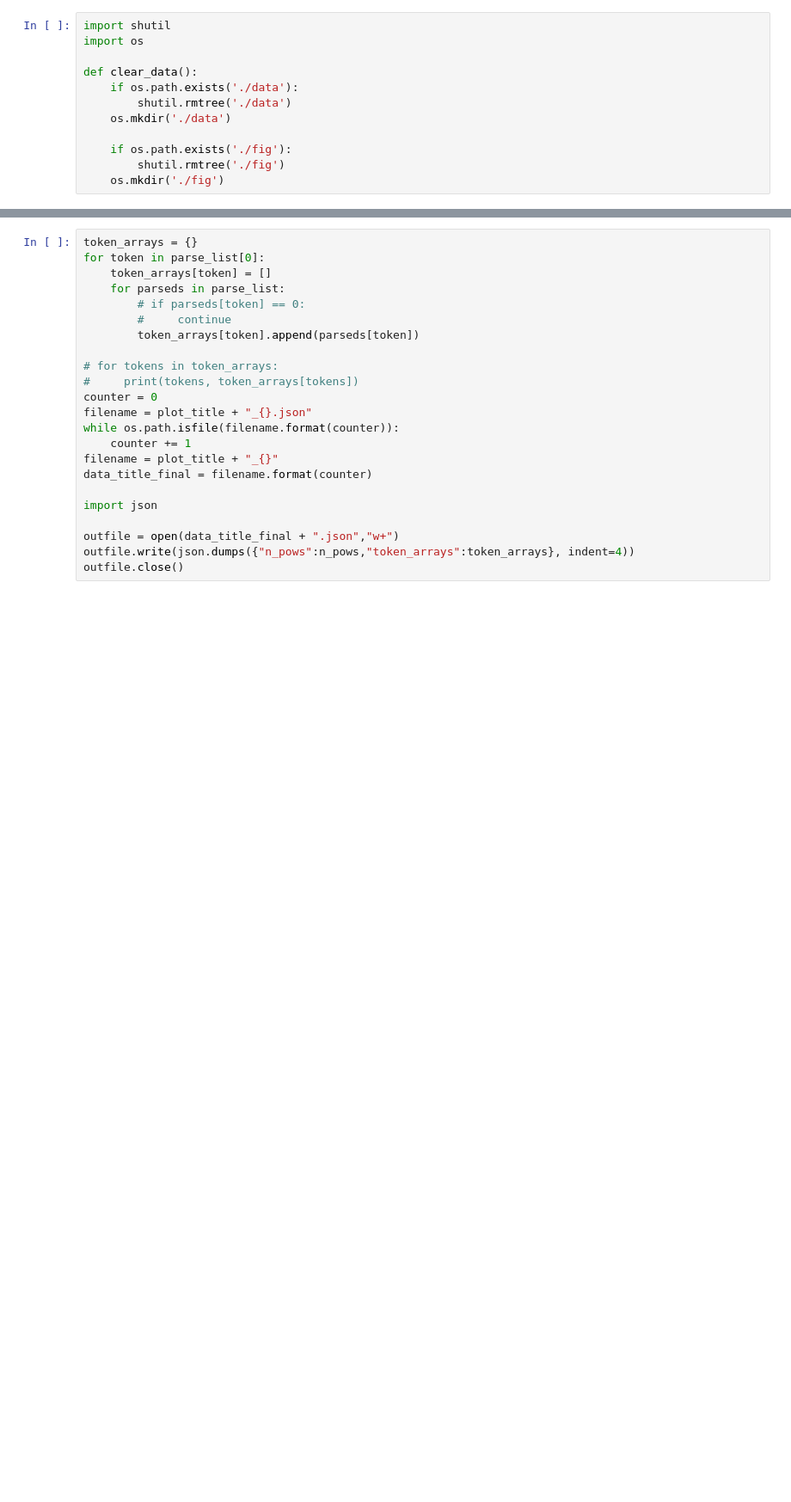
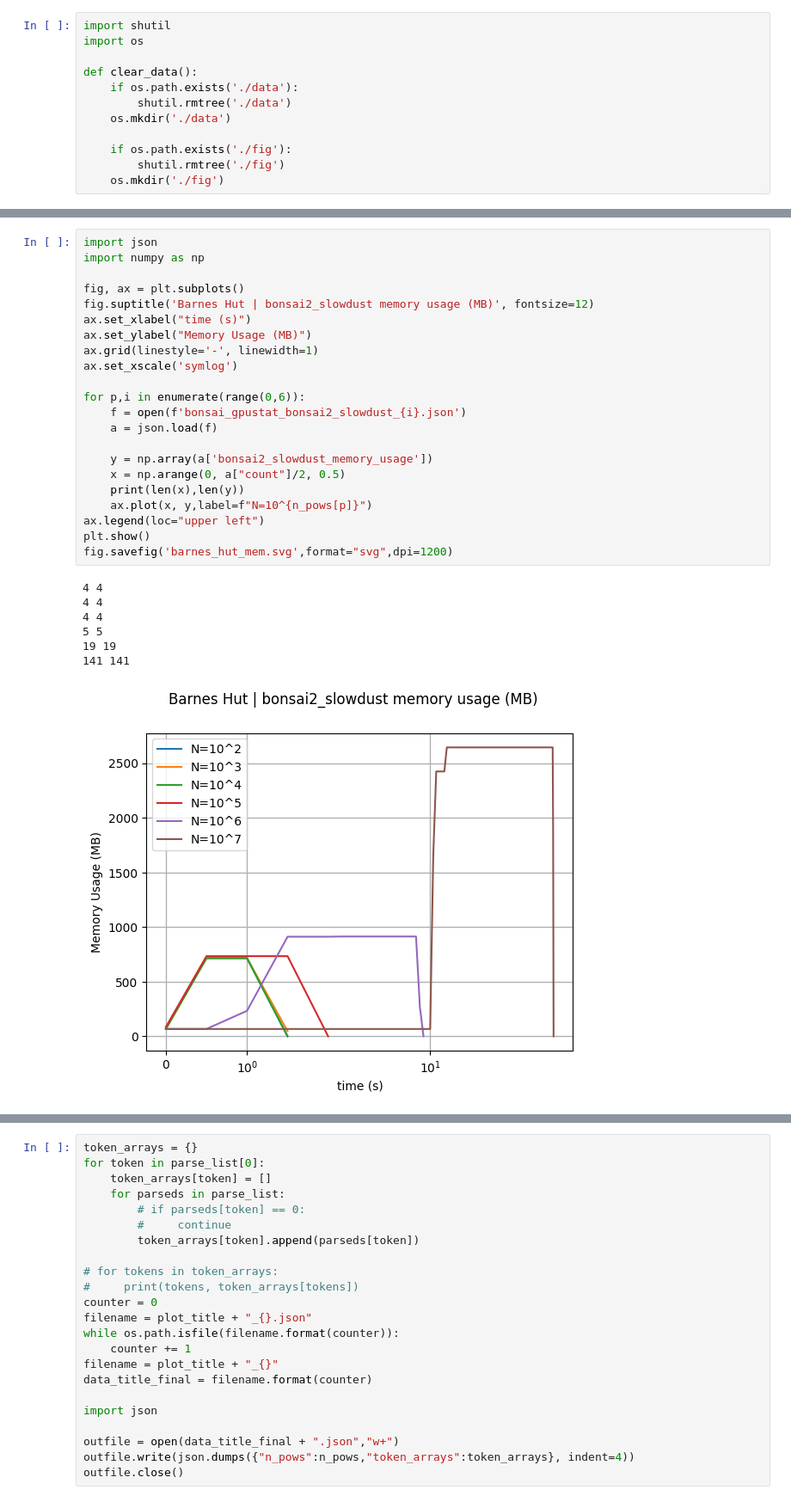
Before and after one commit to Mauricio-Bernuy/bonsai-lib-PFC, a Jupyter notebook: Plummer-New.ipynb, the cells around one changed output, grey strips where cells are left out. Shown at 86% size. Saved outputs shown, nothing was run; the diff lists cells and outputs as text; blank space fills up the shorter version.

```diff
--- a/Plummer-New.ipynb
+++ b/Plummer-New.ipynb
@@ -337,0 +606,30 @@ iter=38 : time= 2.375  Etot= -0.2451692866  Ekin= 0.234243   Epot= -0.479413 : d
+# %%
+import json
+import numpy as np
+
+fig, ax = plt.subplots()
+fig.suptitle('Barnes Hut | bonsai2_slowdust memory usage (MB)', fontsize=12)
+ax.set_xlabel("time (s)")
+ax.set_ylabel("Memory Usage (MB)")
+ax.grid(linestyle='-', linewidth=1)
+ax.set_xscale('symlog')
+
+for p,i in enumerate(range(0,6)):
+    f = open(f'bonsai_gpustat_bonsai2_slowdust_{i}.json')
+    a = json.load(f)
+
+    y = np.array(a['bonsai2_slowdust_memory_usage'])
+    x = np.arange(0, a["count"]/2, 0.5)
+    print(len(x),len(y))
+    ax.plot(x, y,label=f"N=10^{n_pows[p]}")
+ax.legend(loc="upper left")
+plt.show()
+fig.savefig('barnes_hut_mem.svg',format="svg",dpi=1200)
+# %% [output]
+4 4
+4 4
+4 4
+5 5
+19 19
+141 141
+[figure, added]
```
Also changed, not shown: parts of 46 cells of this notebook, 50 other files.
